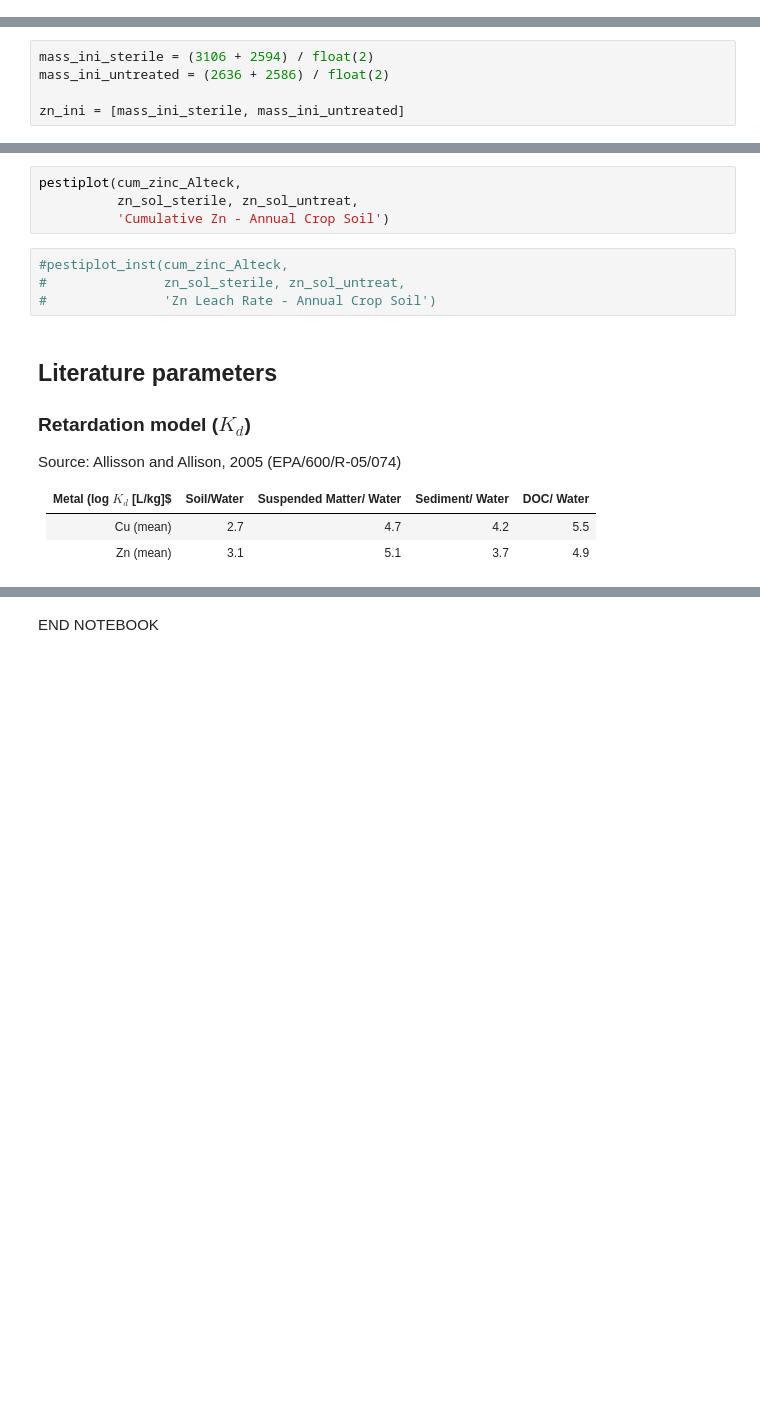
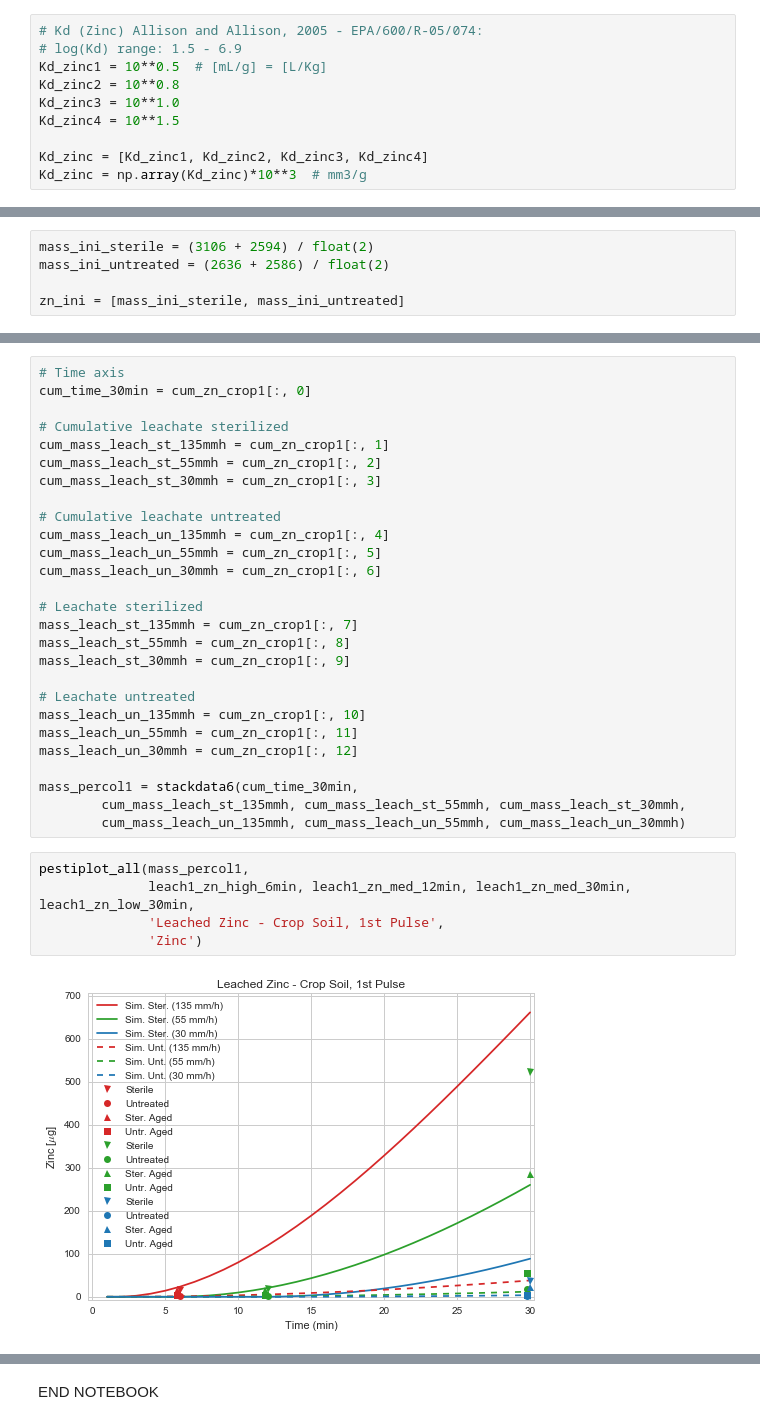
Before and after one commit to DayTimeChunks/LeachingSimulations, a Jupyter notebook: Leaching Model - Annual Crop Soil.ipynb, the cells around one changed output, grey strips where cells are left out. Drawn from its saved outputs; the diff is of its cells as text; blank space fills up the shorter version.

Commit message:
ALteck Leaching Version ready

```diff
--- a/Leaching Model - Annual Crop Soil.ipynb
+++ b/Leaching Model - Annual Crop Soil.ipynb
@@ -1066,0 +1118,10 @@ pestiplot_all(mass_percol2,
+# %%
+# Kd (Zinc) Allison and Allison, 2005 - EPA/600/R-05/074:
+# log(Kd) range: 1.5 - 6.9
+Kd_zinc1 = 10**0.5  # [mL/g] = [L/Kg]
+Kd_zinc2 = 10**0.8
+Kd_zinc3 = 10**1.0
+Kd_zinc4 = 10**1.5
+
+Kd_zinc = [Kd_zinc1, Kd_zinc2, Kd_zinc3, Kd_zinc4]
+Kd_zinc = np.array(Kd_zinc)*10**3  # mm3/g
@@ -1098,19 +1240,34 @@ TypeError: pest_test() missing 6 required positional arguments: 'soil_height', '
-# %%
-pestiplot(cum_zinc_Alteck,
-          zn_sol_sterile, zn_sol_untreat,
-          'Cumulative Zn - Annual Crop Soil')
-# %%
-#pestiplot_inst(cum_zinc_Alteck,
-#               zn_sol_sterile, zn_sol_untreat,
-#               'Zn Leach Rate - Annual Crop Soil')
-# %% [markdown]
-## Literature parameters
-
-### Retardation model ($K_d$)
-
-Source: Allisson and Allison, 2005 (EPA/600/R-05/074)
-
-| Metal (log $K_d$ [L/kg]$ | Soil/Water | Suspended Matter/ Water | Sediment/ Water | DOC/ Water |
-|--------------------------|------------|-------------------------|-----------------|------------|
-| Cu (mean)                | 2.7        | 4.7                     | 4.2             | 5.5        |
-| Zn (mean)                | 3.1        | 5.1                     | 3.7             | 4.9        |
+# %%
+# Time axis
+cum_time_30min = cum_zn_crop1[:, 0]
+
+# Cumulative leachate sterilized
+cum_mass_leach_st_135mmh = cum_zn_crop1[:, 1]
+cum_mass_leach_st_55mmh = cum_zn_crop1[:, 2]
+cum_mass_leach_st_30mmh = cum_zn_crop1[:, 3]
+
+# Cumulative leachate untreated
+cum_mass_leach_un_135mmh = cum_zn_crop1[:, 4]
+cum_mass_leach_un_55mmh = cum_zn_crop1[:, 5]
+cum_mass_leach_un_30mmh = cum_zn_crop1[:, 6]
+
+# Leachate sterilized
+mass_leach_st_135mmh = cum_zn_crop1[:, 7]
+mass_leach_st_55mmh = cum_zn_crop1[:, 8]
+mass_leach_st_30mmh = cum_zn_crop1[:, 9]
+
+# Leachate untreated
+mass_leach_un_135mmh = cum_zn_crop1[:, 10]
+mass_leach_un_55mmh = cum_zn_crop1[:, 11]
+mass_leach_un_30mmh = cum_zn_crop1[:, 12]
+
+mass_percol1 = stackdata6(cum_time_30min,
+        cum_mass_leach_st_135mmh, cum_mass_leach_st_55mmh, cum_mass_leach_st_30mmh,
+        cum_mass_leach_un_135mmh, cum_mass_leach_un_55mmh, cum_mass_leach_un_30mmh)
+# %%
+pestiplot_all(mass_percol1,
+              leach1_zn_high_6min, leach1_zn_med_12min, leach1_zn_med_30min, leach1_zn_low_30min,
+              'Leached Zinc - Crop Soil, 1st Pulse',
+              'Zinc')
+# %% [output]
+[figure, added]
```
Also changed, not shown: parts of 23 cells of this notebook, 1 other file.
